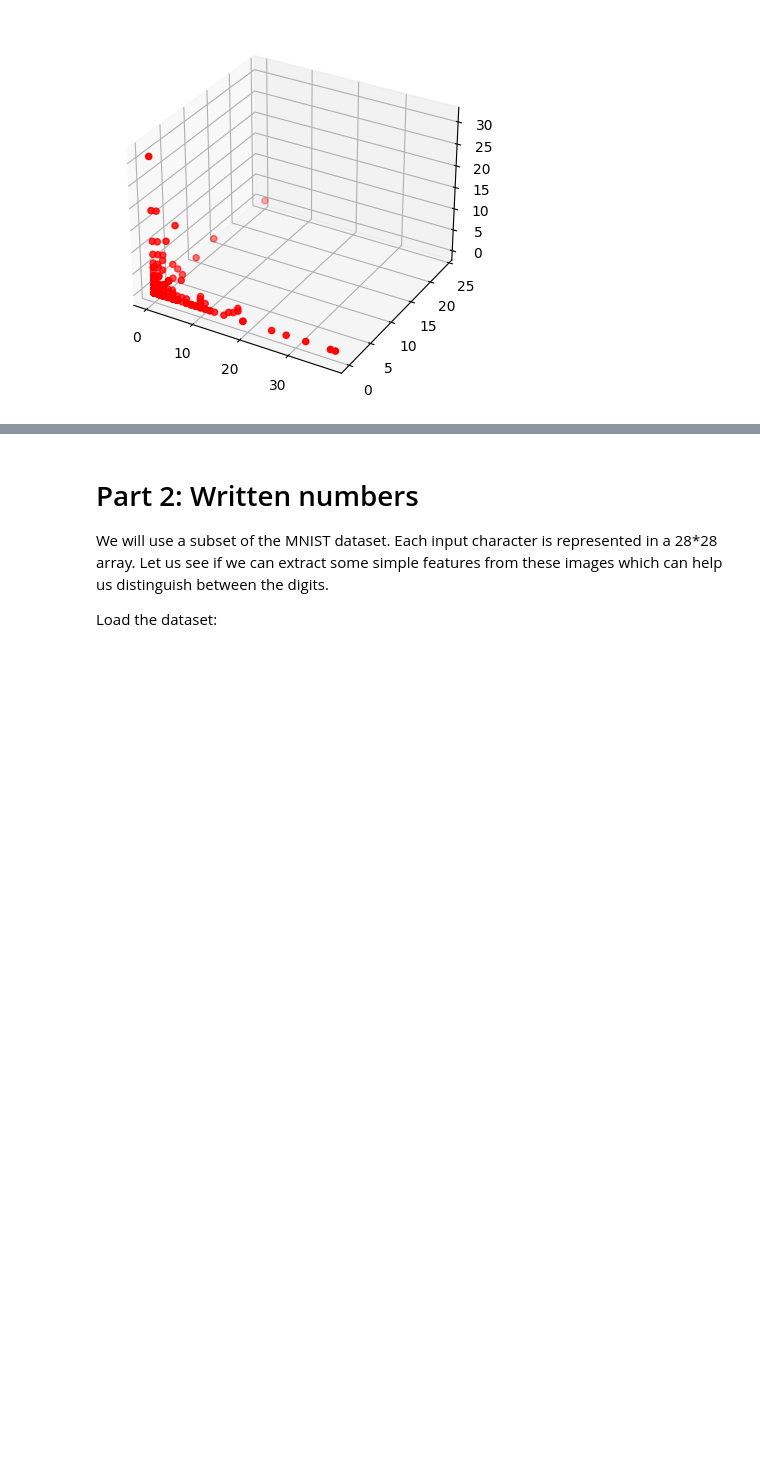
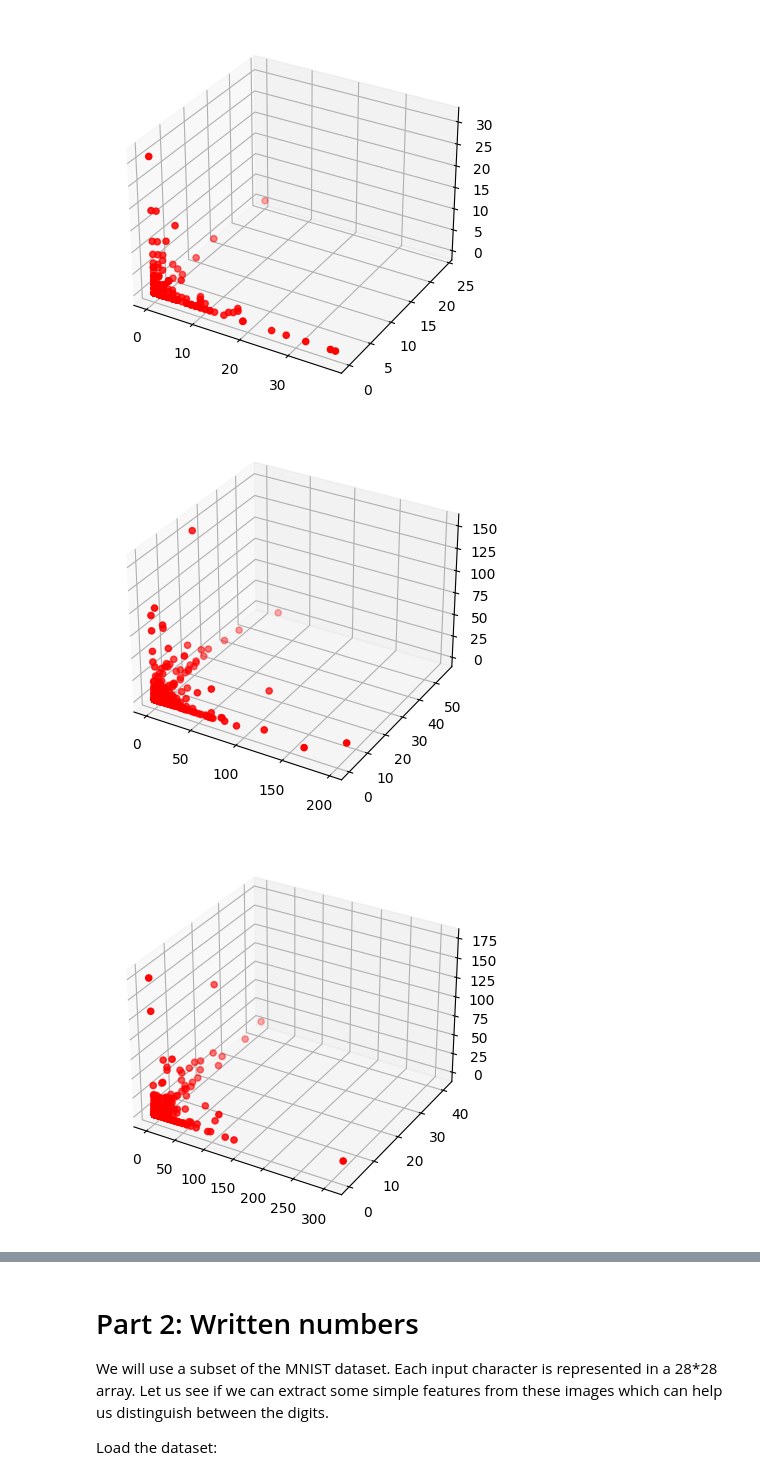
Before and after one commit to vanshnawander/colab_notebooks_aiml, a Jupyter notebook: AIML_Module_1_Lab_1_Extracting_features_from_data_.ipynb, the cells around one changed output, grey strips where cells are left out. Saved outputs shown, nothing was run; the diff lists cells and outputs as text; code cells hidden in the pictures; blank space fills up the shorter version.

```diff
--- a/AIML_Module_1_Lab_1_Extracting_features_from_data_.ipynb
+++ b/AIML_Module_1_Lab_1_Extracting_features_from_data_.ipynb
@@ -365,6 +374,9 @@ plt.title('English 1')
 plt.show()
 # %% [output]
 [figure]
+# %%
+trigram_giraffe = Counter(ngrams(eng1,3))
+trigram_elephant = Counter(ngrams(eng2,3))
 # %%
 import plotly.express as px
 def plottrihistogram(ngram):
@@ -385,3 +397,11 @@ bieng1 = plottrihistogram(trigram_eng1)
 plt.show()
 # %% [output]
 [figure]
+# %%
+plottrihistogram(trigram_giraffe)
+plt.show()
+plottrihistogram(trigram_elephant)
+plt.show()
+# %% [output]
+[figure, added]
+[figure, added]
```
Also changed, not shown: parts of 18 cells of this notebook.
